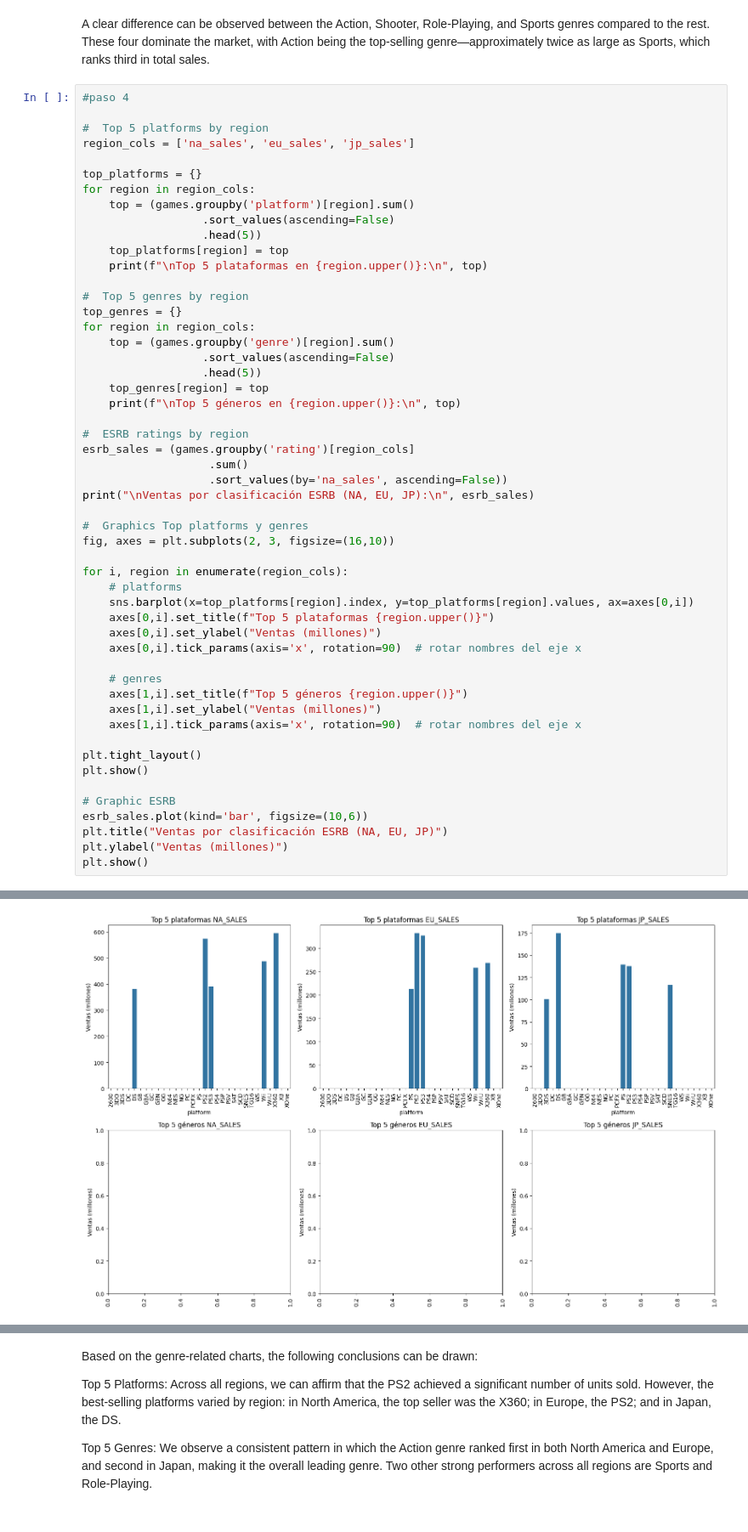
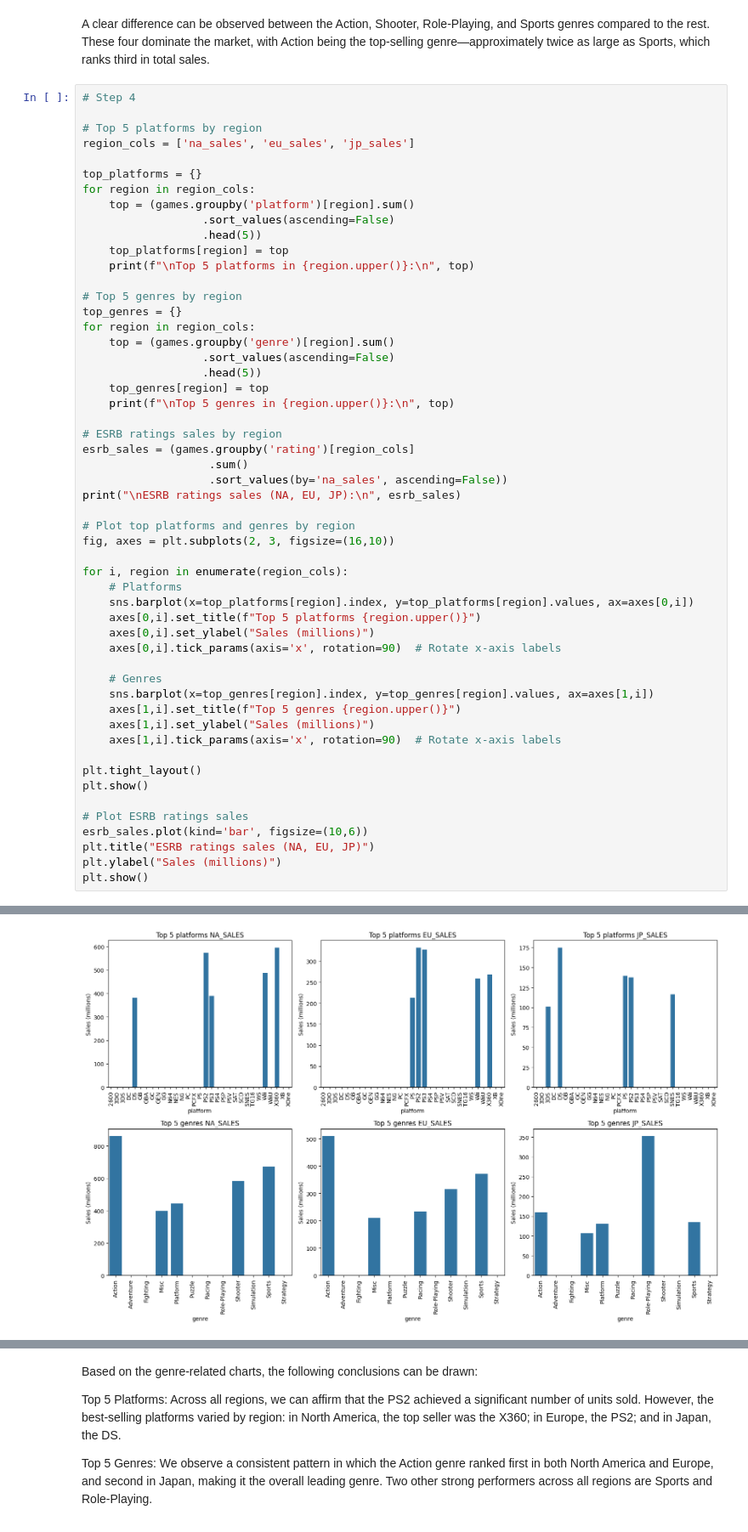
Before and after one commit to lgutierrezm1205-max/Video-Game-Sales-Analysis, a Jupyter notebook: video_game_sales_analysis.ipynb, the cells around one changed output, grey strips where cells are left out. Shown: that part at 85% size. Drawn from its saved outputs; the diff is of its cells as text.

```diff
--- a/video_game_sales_analysis.ipynb
+++ b/video_game_sales_analysis.ipynb
@@ -313,9 +335,9 @@ Name: total_sales, dtype: float64
 # %% [markdown]
 A clear difference can be observed between the Action, Shooter, Role-Playing, and Sports genres compared to the rest. These four dominate the market, with Action being the top-selling genre—approximately twice as large as Sports, which ranks third in total sales.
 # %%
-#paso 4
+# Step 4
 
-#  Top 5 platforms by region
+# Top 5 platforms by region
 region_cols = ['na_sales', 'eu_sales', 'jp_sales']
 
 top_platforms = {}
@@ -324,44 +346,45 @@ for region in region_cols:
                   .sort_values(ascending=False)
                   .head(5))
     top_platforms[region] = top
-    print(f"\nTop 5 plataformas en {region.upper()}:\n", top)
+    print(f"\nTop 5 platforms in {region.upper()}:\n", top)
 
-#  Top 5 genres by region
+# Top 5 genres by region
 top_genres = {}
 for region in region_cols:
     top = (games.groupby('genre')[region].sum()
                   .sort_values(ascending=False)
                   .head(5))
     top_genres[region] = top
-    print(f"\nTop 5 géneros en {region.upper()}:\n", top)
+    print(f"\nTop 5 genres in {region.upper()}:\n", top)
 
-#  ESRB ratings by region
+# ESRB ratings sales by region
 esrb_sales = (games.groupby('rating')[region_cols]
                    .sum()
                    .sort_values(by='na_sales', ascending=False))
-print("\nVentas por clasificación ESRB (NA, EU, JP):\n", esrb_sales)
+print("\nESRB ratings sales (NA, EU, JP):\n", esrb_sales)
 
-#  Graphics Top platforms y genres
+# Plot top platforms and genres by region
 fig, axes = plt.subplots(2, 3, figsize=(16,10))
 
 for i, region in enumerate(region_cols):
-    # platforms
+    # Platforms
     sns.barplot(x=top_platforms[region].index, y=top_platforms[region].values, ax=axes[0,i])
-    axes[0,i].set_title(f"Top 5 plataformas {region.upper()}")
-    axes[0,i].set_ylabel("Ventas (millones)")
-    axes[0,i].tick_params(axis='x', rotation=90)  # rotar nombres del eje x
+    axes[0,i].set_title(f"Top 5 platforms {region.upper()}")
+    axes[0,i].set_ylabel("Sales (millions)")
+    axes[0,i].tick_params(axis='x', rotation=90)  # Rotate x-axis labels
 
-    # genres
-    axes[1,i].set_title(f"Top 5 géneros {region.upper()}")
-    axes[1,i].set_ylabel("Ventas (millones)")
-    axes[1,i].tick_params(axis='x', rotation=90)  # rotar nombres del eje x
+    # Genres
+    sns.barplot(x=top_genres[region].index, y=top_genres[region].values, ax=axes[1,i])
+    axes[1,i].set_title(f"Top 5 genres {region.upper()}")
+    axes[1,i].set_ylabel("Sales (millions)")
+    axes[1,i].tick_params(axis='x', rotation=90)  # Rotate x-axis labels
 
 plt.tight_layout()
 plt.show()
 
-# Graphic ESRB
+# Plot ESRB ratings sales
 esrb_sales.plot(kind='bar', figsize=(10,6))
-plt.title("Ventas por clasificación ESRB (NA, EU, JP)")
-plt.ylabel("Ventas (millones)")
+plt.title("ESRB ratings sales (NA, EU, JP)")
+plt.ylabel("Sales (millions)")
 plt.show()
 # %% [output]
@@ -378,8 +401,8 @@ Top 5 plataformas en EU_SALES:
  platform
 PS2     332.63
 ... (50 lines left out)
 K-A          2.56      0.27      1.46
 EC           1.53      0.11      0.00
 AO           1.26      0.61      0.00
 RP           0.00      0.03      0.00
-[figure, old version]
+[figure, new version]
```
Also changed, not shown: parts of 8 cells of this notebook.
